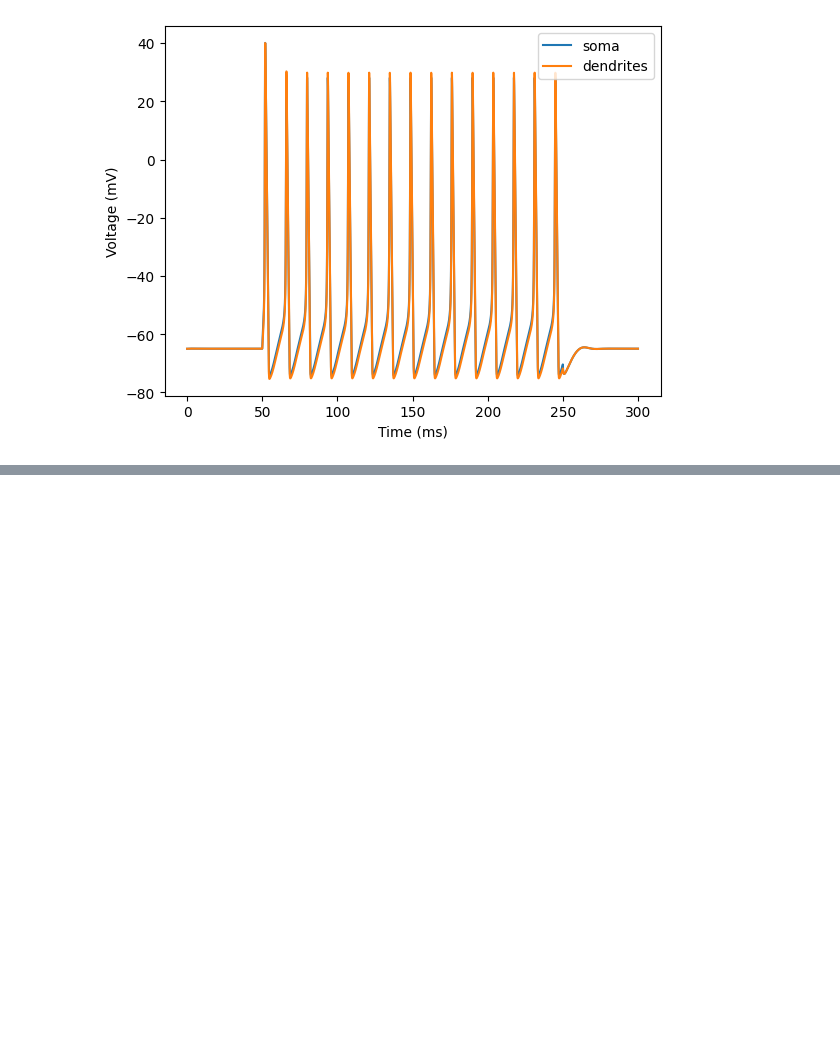
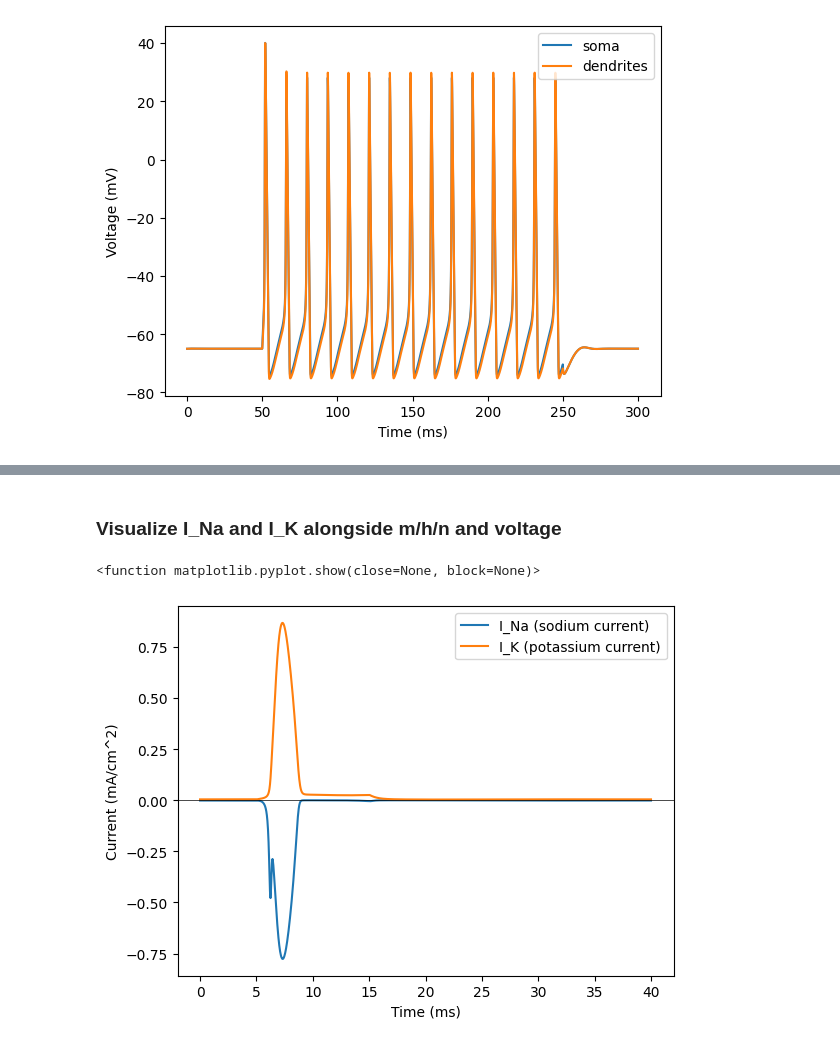
Before and after one commit to Abhikumar199/spiking-neuron-simulation, a Jupyter notebook: m1.ipynb, the cells around one changed output, grey strips where cells are left out. Drawn from its saved outputs; the diff is of its cells as text; code cells hidden in the pictures; blank space fills up the shorter version.

```diff
--- a/m1.ipynb
+++ b/m1.ipynb
@@ -240,0 +352,38 @@ plt.show()
+# %% [markdown]
+### Visualize I_Na and I_K alongside m/h/n and voltage
+# %%
+
+t = h.Vector().record(h._ref_t)
+v = h.Vector().record(soma(0.5)._ref_v)
+
+m=h.Vector().record(soma(0.5).hh._ref_m)
+h_gate=h.Vector().record(soma(0.5).hh._ref_h)
+n = h.Vector().record(soma(0.5).hh._ref_n)
+
+ina = h.Vector().record(soma(0.5)._ref_ina)
+ik  = h.Vector().record(soma(0.5)._ref_ik)
+
+h.tstop = 40
+h.run()
+
+#for converting from hocvector to np array
+t = np.array(t.to_python())
+v = np.array(v.to_python())
+
+m = np.array(m.to_python())
+h_gate = np.array(h_gate.to_python())
+n = np.array(n.to_python())
+ina = np.array(ina.to_python())
+ik = np.array(ik.to_python())
+# %%
+plt.figure()
+plt.plot(t,ina,label="I_Na (sodium current)")
+plt.plot(t,ik,label="I_K (potassium current)")
+plt.axhline(0,color='black',linewidth=0.5)
+plt.xlabel("Time (ms)")
+plt.ylabel("Current (mA/cm^2)")
+plt.legend()
+plt.show
+# %% [output]
+<function matplotlib.pyplot.show(close=None, block=None)>
+[figure, added]
```
Also changed, not shown: parts of 12 cells of this notebook, 1 other file.
